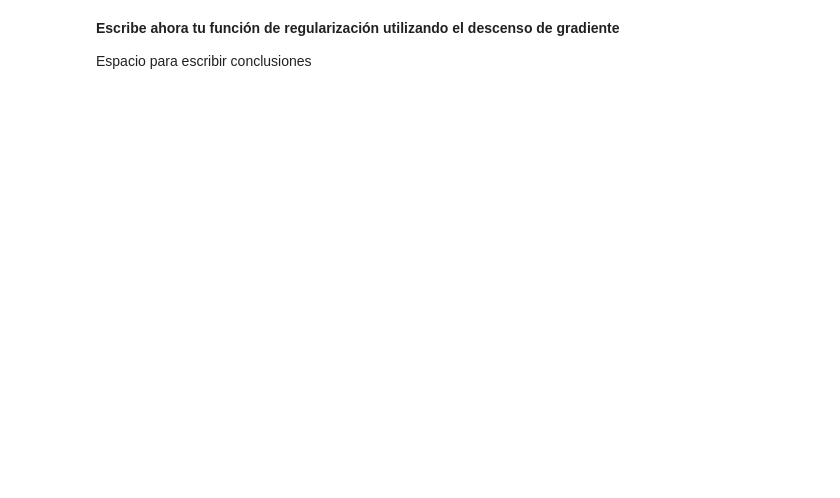
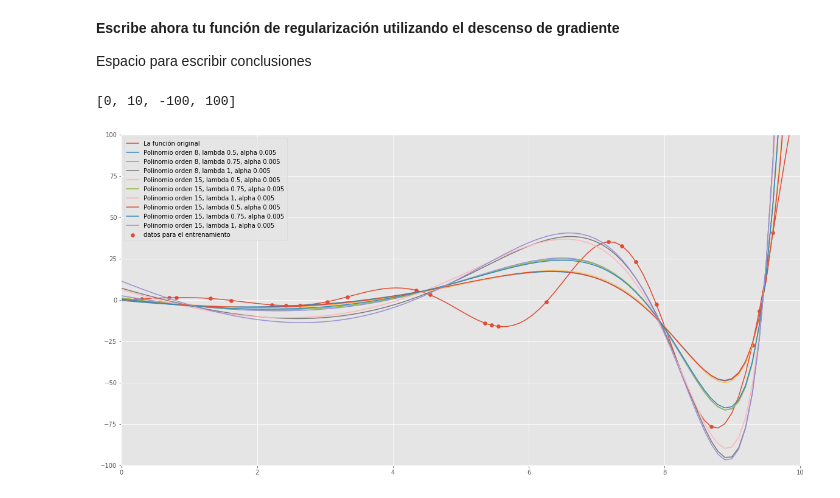
Before and after one commit to raulperod/redes-neuronales, a Jupyter notebook: neurona_lineal/neurona_lineal.ipynb, the cells around one changed output. Cells and saved outputs as stored; diff of their text form; code cells hidden in the pictures; blank space fills up the shorter version.

```diff
--- a/neurona_lineal/neurona_lineal.ipynb
+++ b/neurona_lineal/neurona_lineal.ipynb
@@ -694,0 +706,29 @@ Espacio para escribir conclusiones
+# %%
+## --- Agrega aqui tu código ----
+plt.plot(x_plot, f(x_plot), label="La función original")
+plt.scatter(x, y, label="datos para el entrenamiento")
+
+num_iteraciones = 7000
+alpha = 0.005
+
+for grado in [8, 15, 15]:
+    for lamda in [0.5, 0.75, 1]:
+        # Expansión a un polinomio de orden ng
+        x_g = np.power(x.reshape(-1,1), range(1, g + 1))
+        m, d = obtiene_medias_desviaciones(x_g)
+        x_g = normaliza(x_g, m, d)
+
+        x_g_plot = np.power(x_plot.reshape(-1,1), range(1, g + 1))
+        x_g_plot = normaliza(x_g_plot, m, d)
+
+        w_0, b_0 = np.random.randn(g), 0.0
+        w, b, _ = des_grad_regu(x_g, y, w_0, b_0, alpha, num_iteraciones, lamda, tipo = "L2")
+
+        y_g = x_g_plot @ w + b
+        plt.plot(x_plot, y_g, label= 'Polinomio orden {}, lambda {}, alpha {}'.format(grado, lamda, alpha))
+
+plt.legend()
+plt.axis([0, 10, -100, 100])
+# %% [output]
+[0, 10, -100, 100]
+[figure, added]
```
Also changed, not shown: parts of 15 cells of this notebook.
